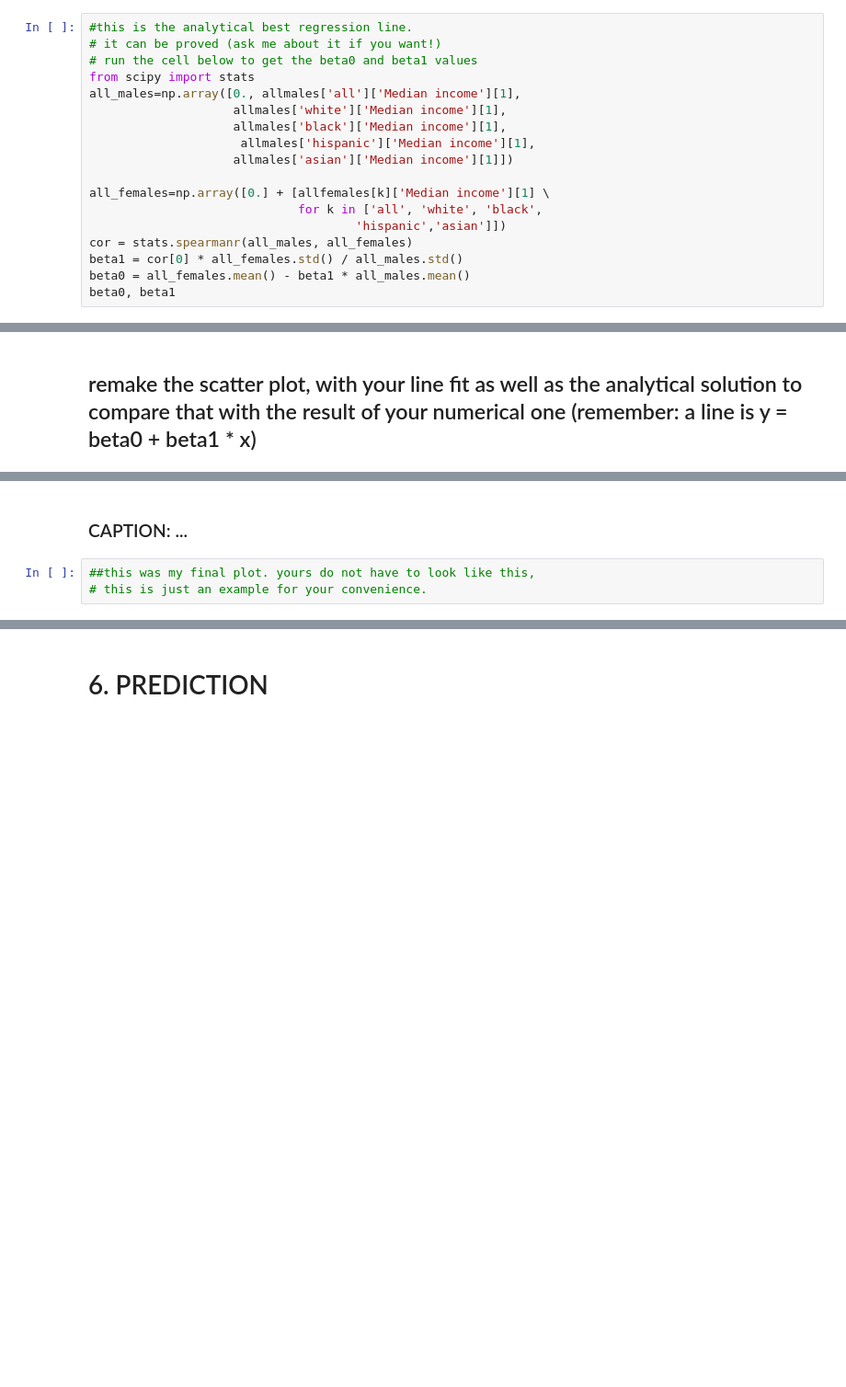
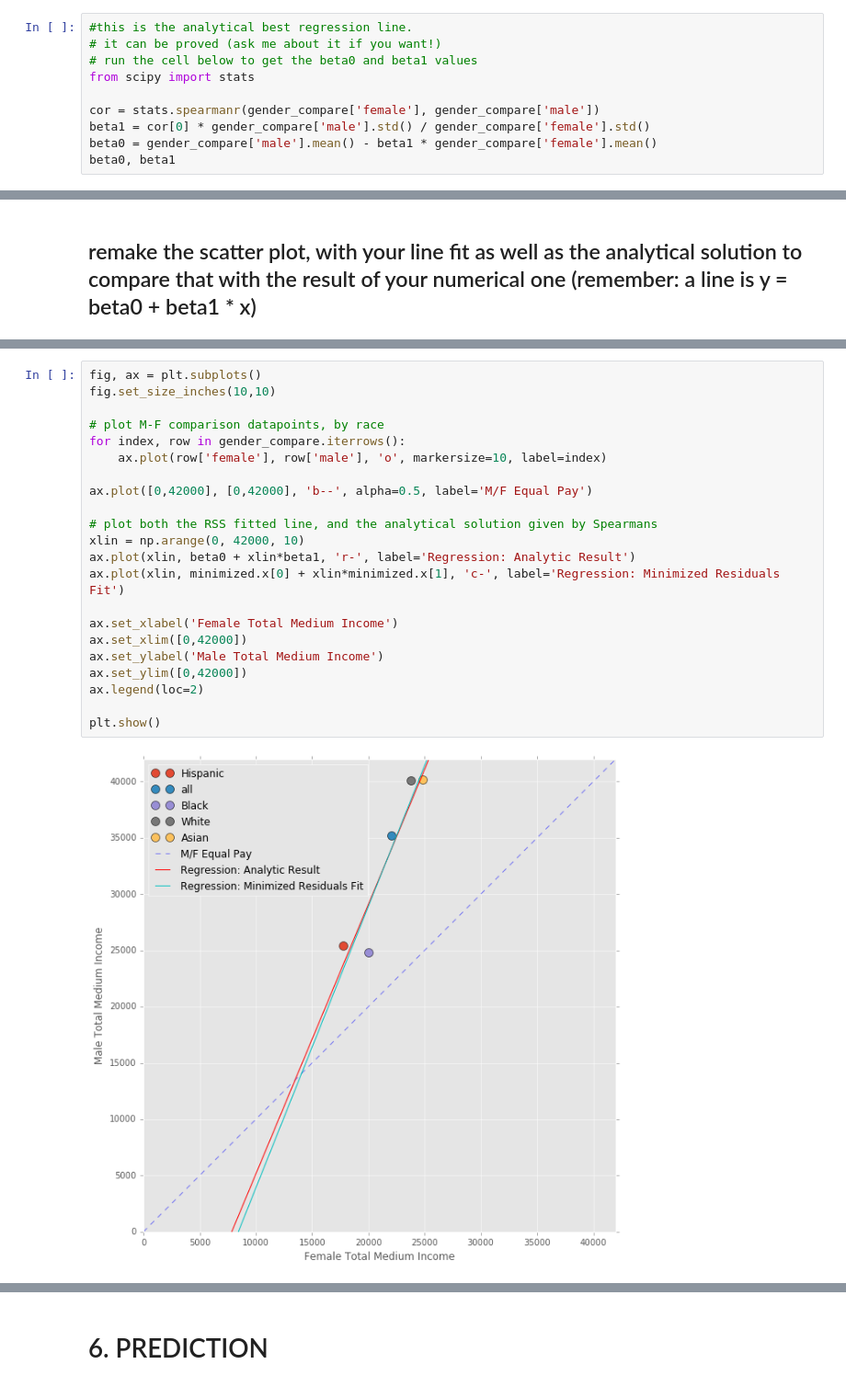
Before and after one commit to ian-wright/NYUclass-urban-informatics, a Jupyter notebook: HW5_iw453/hw5_assign2.ipynb, the cells around one changed output, grey strips where cells are left out. Shown: that part at 92% size. Cells and saved outputs as stored; diff of their text form; blank space fills up the shorter version.

```diff
--- a/HW5_iw453/hw5_assign2.ipynb
+++ b/HW5_iw453/hw5_assign2.ipynb
@@ -360,17 +295,9 @@ in args I put all arguments of the function residuals that are not to be evaluat
 # it can be proved (ask me about it if you want!)
 # run the cell below to get the beta0 and beta1 values
 from scipy import stats
-all_males=np.array([0., allmales['all']['Median income'][1],
-                    allmales['white']['Median income'][1],
-                    allmales['black']['Median income'][1],
-                     allmales['hispanic']['Median income'][1],
-                    allmales['asian']['Median income'][1]])
 
-all_females=np.array([0.] + [allfemales[k]['Median income'][1] \
-                             for k in ['all', 'white', 'black',
-                                     'hispanic','asian']])
-cor = stats.spearmanr(all_males, all_females)
-beta1 = cor[0] * all_females.std() / all_males.std()
-beta0 = all_females.mean() - beta1 * all_males.mean()
+cor = stats.spearmanr(gender_compare['female'], gender_compare['male'])
+beta1 = cor[0] * gender_compare['male'].std() / gender_compare['female'].std()
+beta0 = gender_compare['male'].mean() - beta1 * gender_compare['female'].mean()
 beta0, beta1
 # %% [output]
@@ -438,5 +307,24 @@ Slopes for the regression done with different methods:
-# %% [markdown]
-### CAPTION: ...
-# %%
-##this was my final plot. yours do not have to look like this,
-# this is just an example for your convenience.
+# %%
+fig, ax = plt.subplots()
+fig.set_size_inches(10,10)
+
+# plot M-F comparison datapoints, by race
+for index, row in gender_compare.iterrows():
+    ax.plot(row['female'], row['male'], 'o', markersize=10, label=index)
+
+ax.plot([0,42000], [0,42000], 'b--', alpha=0.5, label='M/F Equal Pay')
+
+# plot both the RSS fitted line, and the analytical solution given by Spearmans
+xlin = np.arange(0, 42000, 10)
+ax.plot(xlin, beta0 + xlin*beta1, 'r-', label='Regression: Analytic Result')
+ax.plot(xlin, minimized.x[0] + xlin*minimized.x[1], 'c-', label='Regression: Minimized Residuals Fit')
+
+ax.set_xlabel('Female Total Medium Income')
+ax.set_xlim([0,42000])
+ax.set_ylabel('Male Total Medium Income')
+ax.set_ylim([0,42000])
+ax.legend(loc=2)
+
+plt.show()
+# %% [output]
+[figure, added]
```
Also changed, not shown: parts of 65 cells of this notebook.
